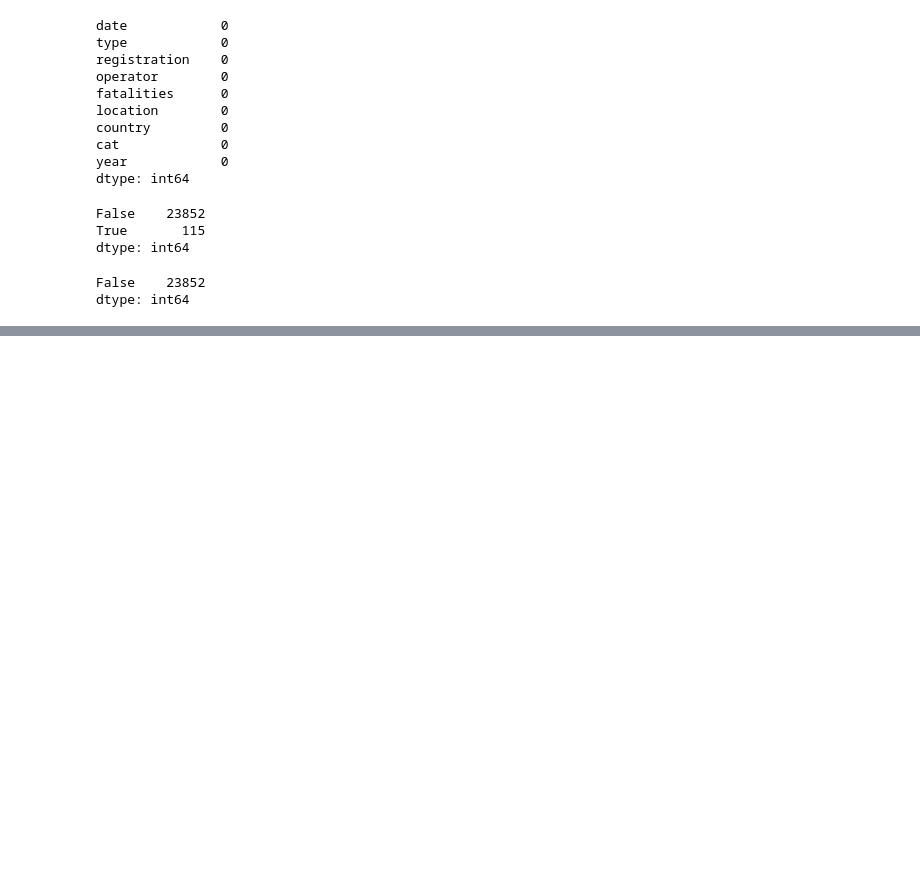
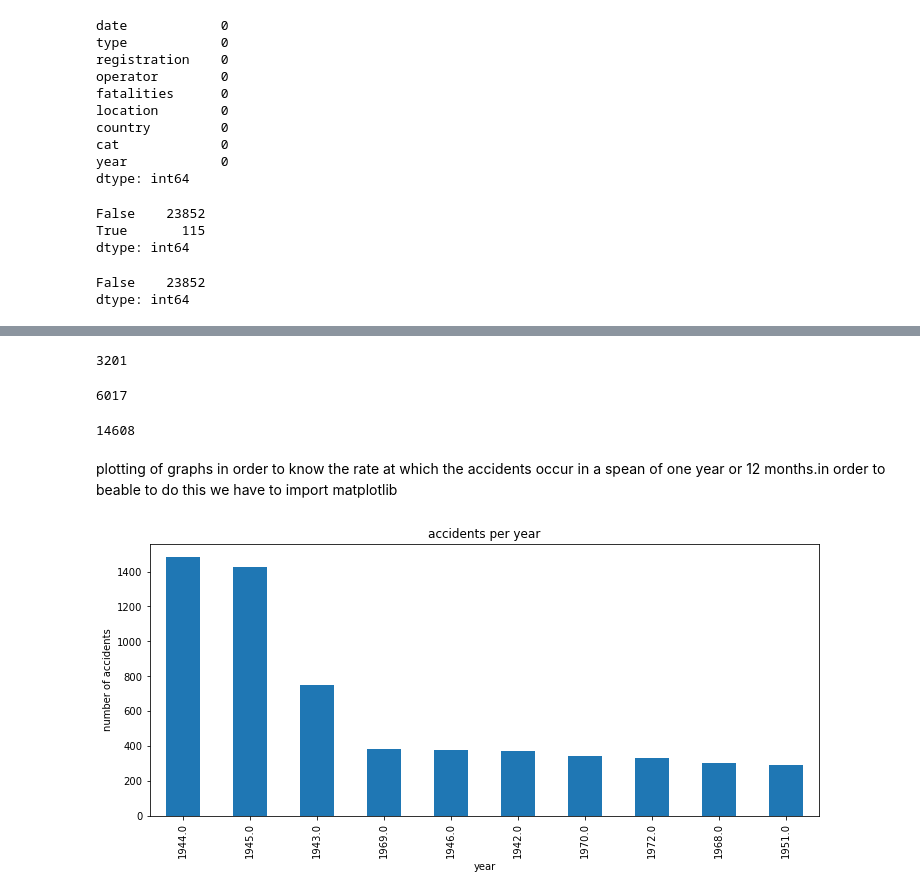
Before and after one commit to keziahm-design/Aviation-Accident-from-1919-to-2023-project-, a Jupyter notebook: index.ipynb, the cells around one changed output, grey strips where cells are left out. Drawn from its saved outputs; the diff is of its cells as text; code cells hidden in the pictures; blank space fills up the shorter version.

Commit message:
data analysis

```diff
--- a/index.ipynb
+++ b/index.ipynb
@@ -103,0 +115,7 @@ df_accidents.to_csv("cleaned_aviation_accident_data.csv", index=False)
+# %%
+# importing numpy
+import numpy as np
+#importing pandas
+import pandas as pd
+#loading the data
+df_accidents=pd.read_csv("./cleaned_aviation_accident_data.csv")
@@ -103,0 +150,17 @@ df_accidents.to_csv("cleaned_aviation_accident_data.csv", index=False)
+# %%
+#to find unique count in plane type
+df_accidents["type"].nunique()
+# %% [output]
+3201
+# %%
+#to find unique count in operator
+df_accidents["operator"].nunique()
+# %% [output]
+6017
+# %%
+#to find unique count in location of the accidents
+df_accidents["location"].nunique()
+# %% [output]
+14608
+# %% [markdown]
+plotting of graphs in order to know the rate at which the accidents occur in a spean of one year or 12 months.in order to beable to do this we have to import matplotlib
@@ -103,0 +170,14 @@ df_accidents.to_csv("cleaned_aviation_accident_data.csv", index=False)
+# %%
+#the rate at which accidents occured in the 1st 10 years
+df_accidents['date']=pd.to_datetime(df_accidents['date'], errors='coerce')
+df_accidents['year']=df_accidents['date'].dt.year
+df_accidents['month']=df_accidents['date'].dt.month
+df_accidents_per_year=df_accidents['year'].value_counts().head(10)
+plt.figure(figsize=(12,5))
+df_accidents_per_year.plot(kind='bar')
+plt.title('accidents per year')
+plt.xlabel('year')
+plt.ylabel('number of accidents')
+plt.show()
+# %% [output]
+[figure, added]
```
Also changed, not shown: parts of 10 cells of this notebook.
